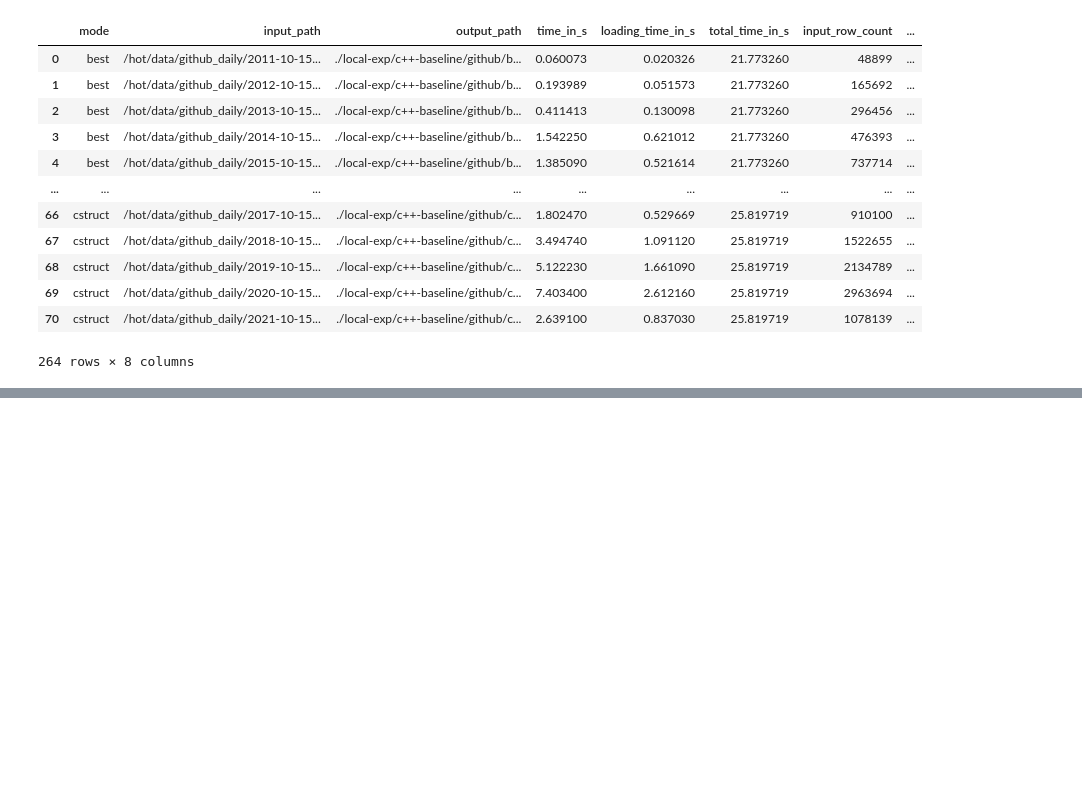
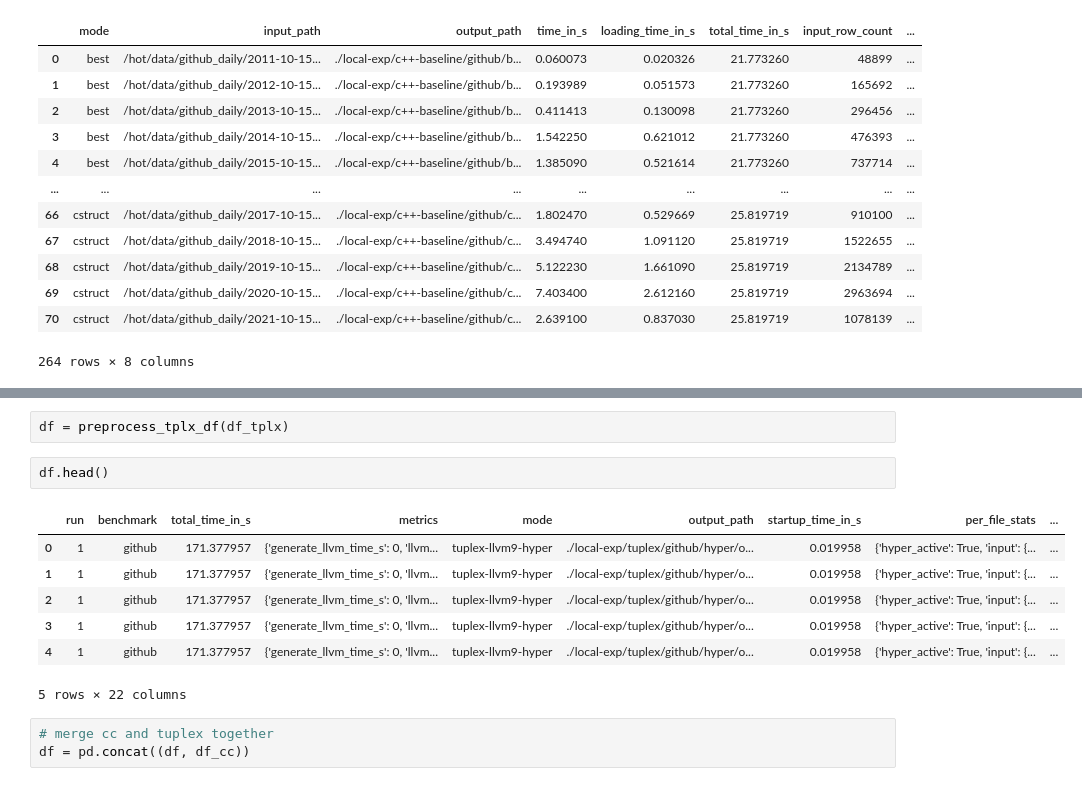
Before and after one commit to LeonhardFS/tuplex-public, a Jupyter notebook: benchmarks/nextconf/hyperspecialization/notebooks/01_Github_Analysis.ipynb, the cells around one changed output, grey strips where cells are left out. Saved outputs shown, nothing was run; the diff lists cells and outputs as text; blank space fills up the shorter version.

```diff
--- a/benchmarks/nextconf/hyperspecialization/notebooks/01_Github_Analysis.ipynb
+++ b/benchmarks/nextconf/hyperspecialization/notebooks/01_Github_Analysis.ipynb
@@ -133 +177,16 @@ best_results.csv  cjson_results.csv  cstruct_results.csv  yyjson_results.csv
+# %%
+df = preprocess_tplx_df(df_tplx)
+# %%
+df.head()
+# %% [output]
+|  | run | benchmark | total_time_in_s | metrics | mode | output_path | startup_time_in_s | per_file_stats | ... |
+| 0 | 1 | github | 171.377957 | {'generate_llvm_time_s': 0, 'llvm... | tuplex-llvm9-hyper | ./local-exp/tuplex/github/hyper/o... | 0.019958 | {'hyper_active': True, 'input': {... | ... |
+| 1 | 1 | github | 171.377957 | {'generate_llvm_time_s': 0, 'llvm... | tuplex-llvm9-hyper | ./local-exp/tuplex/github/hyper/o... | 0.019958 | {'hyper_active': True, 'input': {... | ... |
+| 2 | 1 | github | 171.377957 | {'generate_llvm_time_s': 0, 'llvm... | tuplex-llvm9-hyper | ./local-exp/tuplex/github/hyper/o... | 0.019958 | {'hyper_active': True, 'input': {... | ... |
+| 3 | 1 | github | 171.377957 | {'generate_llvm_time_s': 0, 'llvm... | tuplex-llvm9-hyper | ./local-exp/tuplex/github/hyper/o... | 0.019958 | {'hyper_active': True, 'input': {... | ... |
+| 4 | 1 | github | 171.377957 | {'generate_llvm_time_s': 0, 'llvm... | tuplex-llvm9-hyper | ./local-exp/tuplex/github/hyper/o... | 0.019958 | {'hyper_active': True, 'input': {... | ... |
+5 rows × 22 columns
+# %%
+# merge cc and tuplex together
+df = pd.concat((df, df_cc))
 # %%
```
Also changed, not shown: parts of 17 cells of this notebook.
